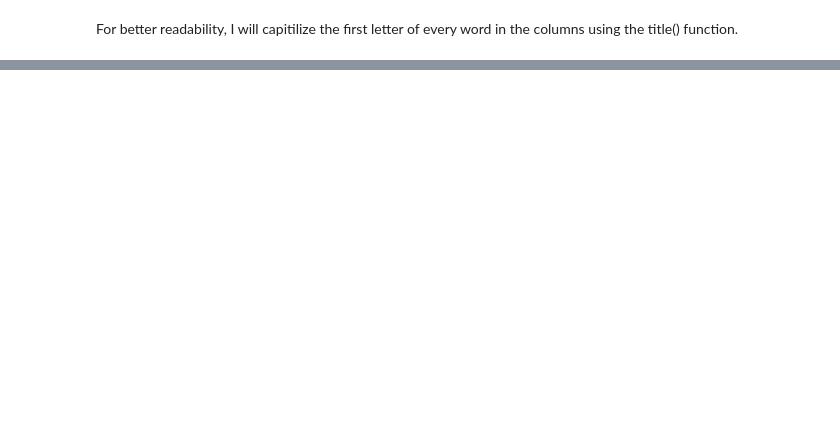
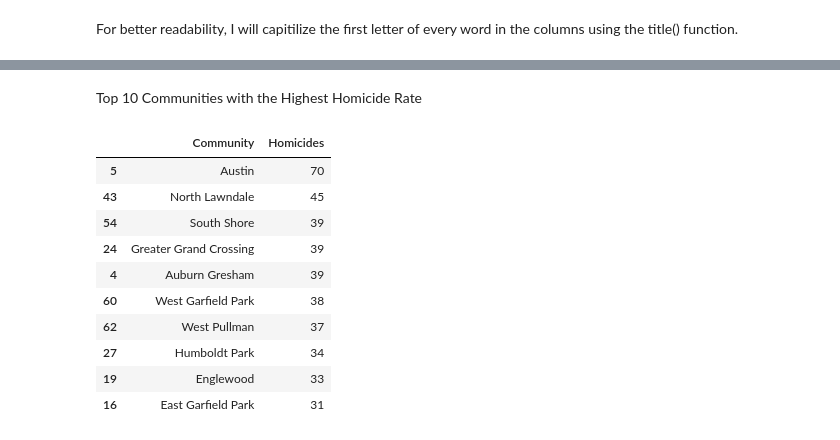
Before and after one commit to iweld/Python, a Jupyter notebook: chicago_crime_data_2021/chicago_crime_data_2021.ipynb, the cells around one changed output, grey strips where cells are left out. Cells and saved outputs as stored; diff of their text form; code cells hidden in the pictures; blank space fills up the shorter version.

```diff
--- a/chicago_crime_data_2021/chicago_crime_data_2021.ipynb
+++ b/chicago_crime_data_2021/chicago_crime_data_2021.ipynb
@@ -290,0 +280,17 @@ Name: Community, dtype: int64
+# %% [markdown]
+Top 10 Communities with the Highest Homicide Rate
+# %%
+murder_df = crimes[crimes['Type'] == 'Homicide']
+murder_df[['Community']].groupby(['Community'])['Community'].count().reset_index(name='Homicides').sort_values('Homicides', ascending=False).head(10)
+# %% [output]
+|  | Community | Homicides |
+| 5 | Austin | 70 |
+| 43 | North Lawndale | 45 |
+| 54 | South Shore | 39 |
+| 24 | Greater Grand Crossing | 39 |
+| 4 | Auburn Gresham | 39 |
+| 60 | West Garfield Park | 38 |
+| 62 | West Pullman | 37 |
+| 27 | Humboldt Park | 34 |
+| 19 | Englewood | 33 |
+| 16 | East Garfield Park | 31 |
```
Also changed, not shown: parts of 28 cells of this notebook.
